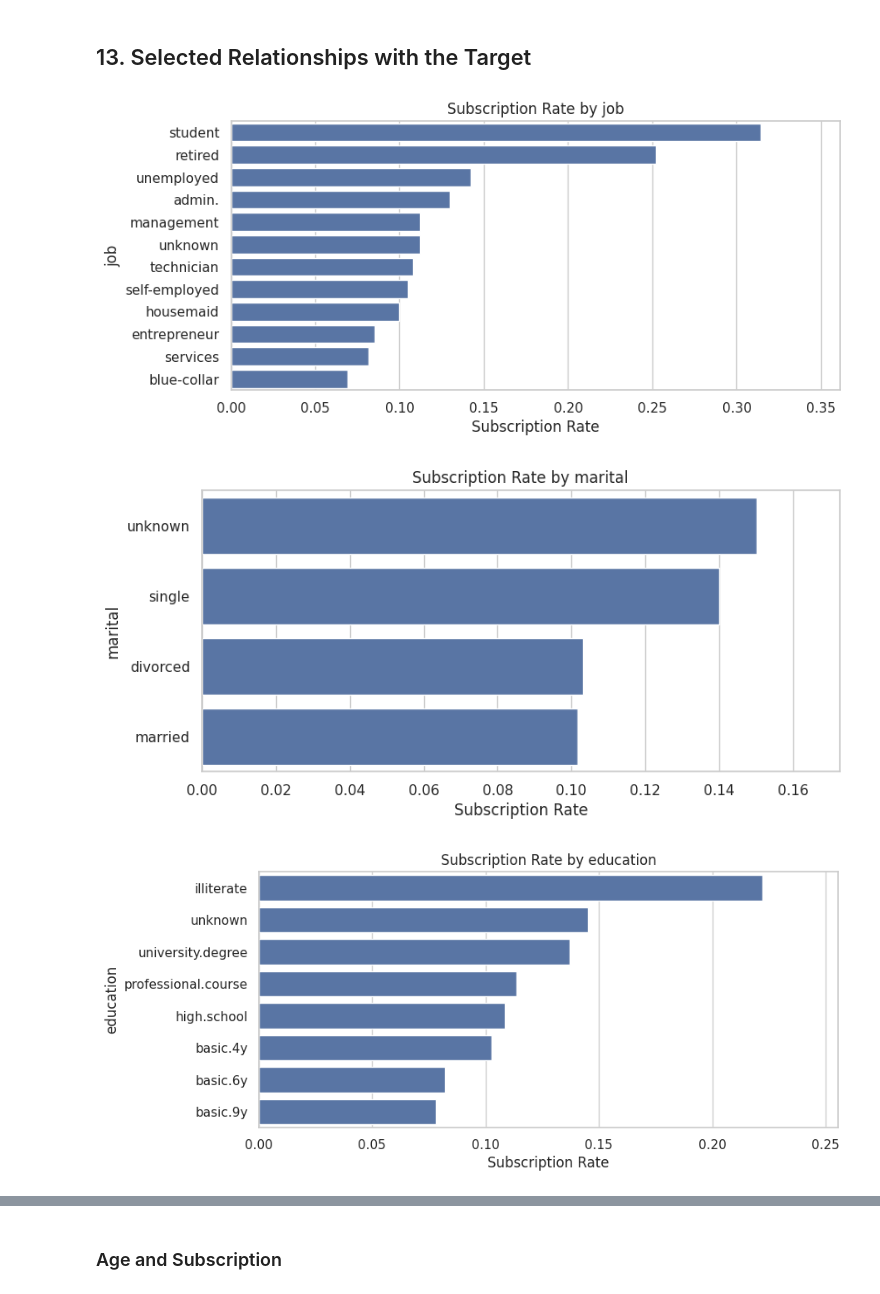
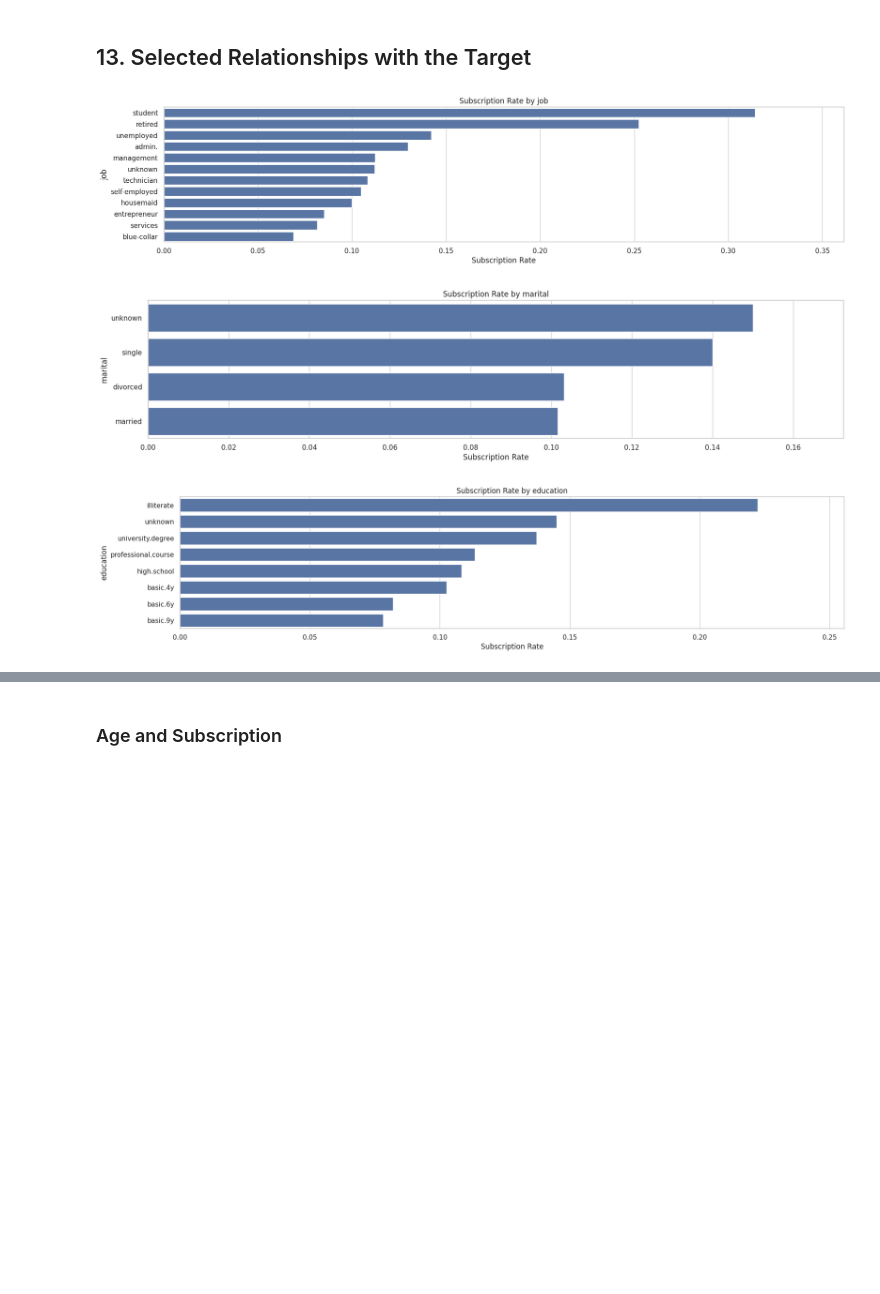
Before and after one commit to rudrarpatel22-lang/bank-marketing-ml, a Jupyter notebook: notebooks/01_eda_bank_marketing.ipynb, the cells around one changed output, grey strips where cells are left out. Saved outputs shown, nothing was run; the diff lists cells and outputs as text; code cells hidden in the pictures; blank space fills up the shorter version.

```diff
--- a/notebooks/01_eda_bank_marketing.ipynb
+++ b/notebooks/01_eda_bank_marketing.ipynb
@@ -386,21 +384,21 @@ plt.show()
 # %%
 selected_cats = ["job", "marital", "education", "contact", "month", "poutcome"]
 
 for col in selected_cats:
     rate = (
         df.groupby(col)["y"]
           .apply(lambda s: (s == "yes").mean())
           .sort_values(ascending=False)
     )
 
-    plt.figure(figsize=(9, 4))
+    plt.figure(figsize=(20, 4))
     sns.barplot(x=rate.values, y=rate.index)
     plt.title(f"Subscription Rate by {col}")
     plt.xlabel("Subscription Rate")
     plt.ylabel(col)
     plt.xlim(0, max(0.1, rate.max() * 1.15))
     plt.show()
 # %% [output]
-[figure, old version]
+[figure, new version]
-[figure, old version]
+[figure, new version]
-[figure, old version]
+[figure, new version]
```
Also changed, not shown: parts of 5 cells of this notebook.
